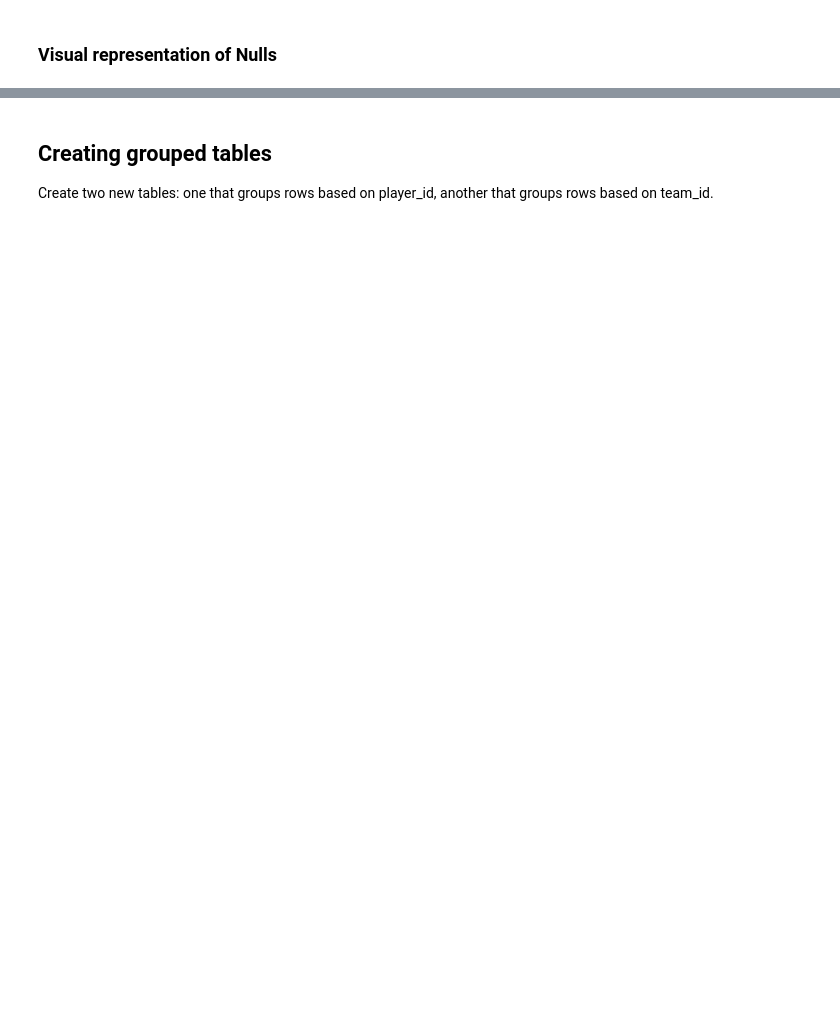
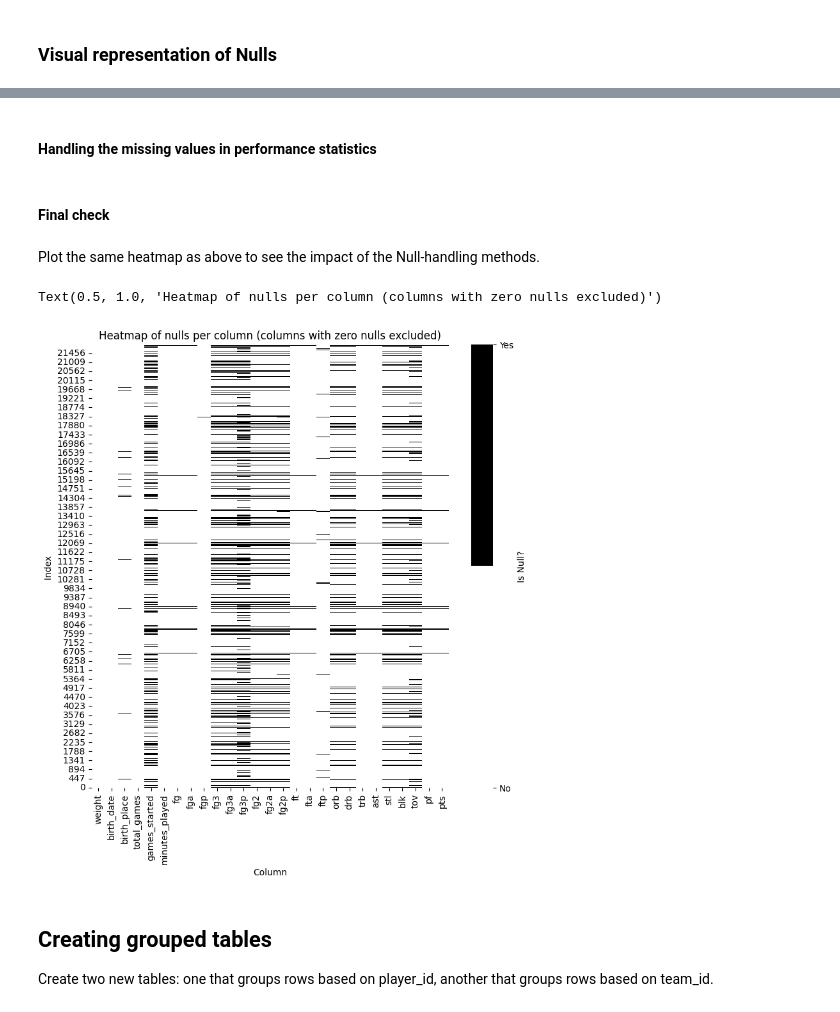
Before and after one commit to olesasha/InfoViz, a Jupyter notebook: Exercise1.ipynb, the cells around one changed output, grey strips where cells are left out. Saved outputs shown, nothing was run; the diff lists cells and outputs as text; code cells hidden in the pictures; blank space fills up the shorter version.

Commit message:
further null handling for categorical variables

```diff
--- a/Exercise1.ipynb
+++ b/Exercise1.ipynb
@@ -166,3 +236,27 @@ Plot a graph to check the impact of nan values
+# %% [markdown]
+#### Handling the missing values in performance statistics
+# %% [markdown]
+#### Final check
+# %% [markdown]
+Plot the same heatmap as above to see the impact of the Null-handling methods.
+# %%
+colors = ["white", "black"]
+plt.figure(figsize=(9, 9))
+ax = sns.heatmap(
+    df_null_plot.isnull(),
+    cmap=colors,
+    cbar_kws={"ticks": [0, 1], "label": "Is Null?"},
+)
+colorbar = ax.collections[0].colorbar
+colorbar.set_ticks([0, 1])
+colorbar.set_ticklabels(["No", "Yes"])
+ax.invert_yaxis()
+ax.set_ylabel("Index ")
+ax.set_xlabel("Column")
+ax.set_title("Heatmap of nulls per column (columns with zero nulls excluded)")
+# %% [output]
+Text(0.5, 1.0, 'Heatmap of nulls per column (columns with zero nulls excluded)')
+[figure, added]
 # %% [markdown]
 ## Creating grouped tables
 Create two new tables: one that groups rows based on player_id, another that groups rows based on team_id.
```
Also changed, not shown: parts of 17 cells of this notebook.
